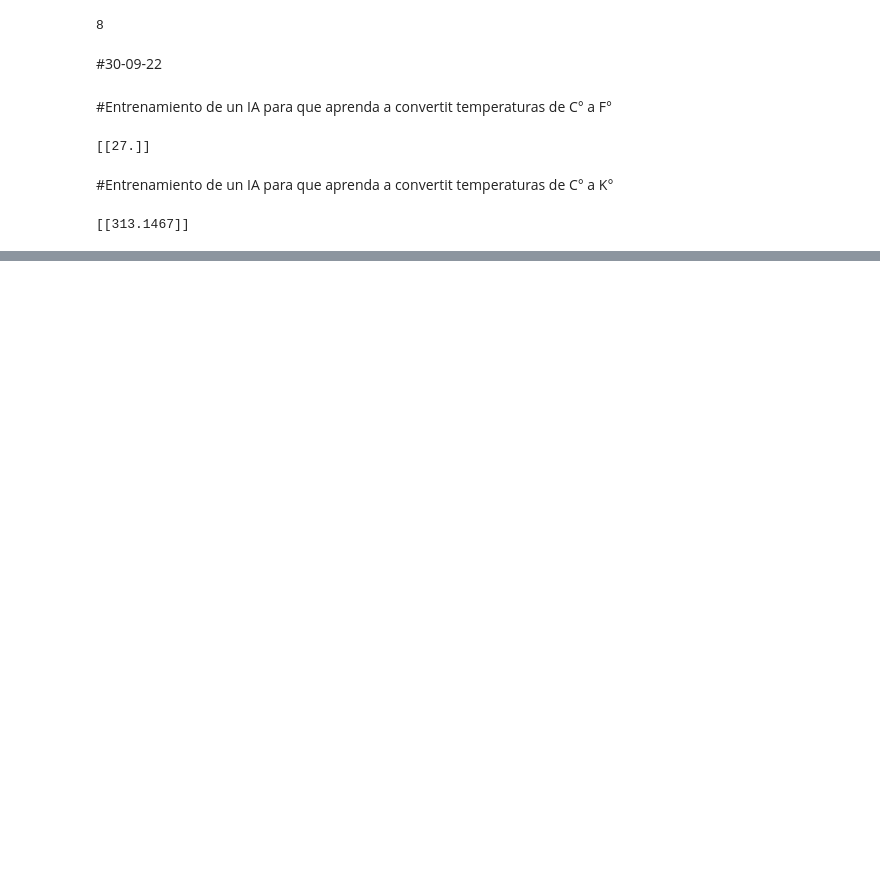
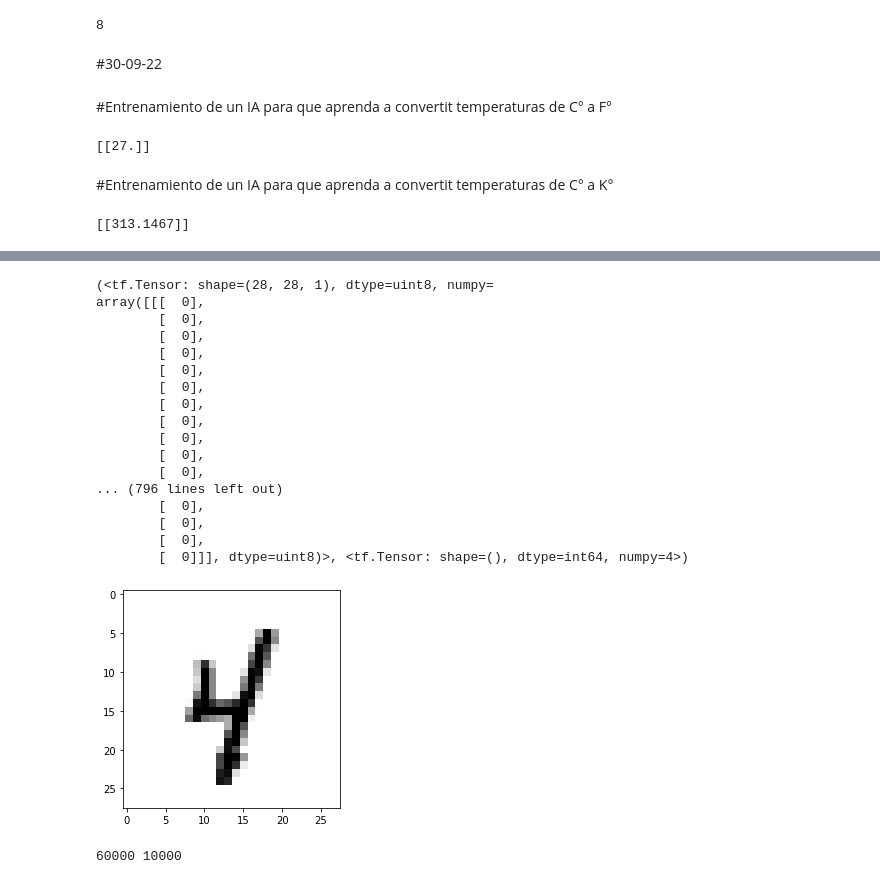
Before and after one commit to Fernando1809/Programacion-Computacional-III, a Jupyter notebook: Te_damos_la_bienvenida_a_Colaboratory.ipynb, the cells around one changed output, grey strips where cells are left out. Drawn from its saved outputs; the diff is of its cells as text; code cells hidden in the pictures; blank space fills up the shorter version.

```diff
--- a/Te_damos_la_bienvenida_a_Colaboratory.ipynb
+++ b/Te_damos_la_bienvenida_a_Colaboratory.ipynb
@@ -968,0 +978,5 @@ print(resp)
+# %%
+#2. Cargamos el dataset
+dataset, metadata = tfds.load('mnist', as_supervised=True, with_info=True)
+#print(dataset["train"])
+datos_entrenamiento, datos_prueba = dataset["train"], dataset["test"]
@@ -968,0 +986,26 @@ print(resp)
+# %%
+#monstrar una imagen...
+for img in datos_entrenamiento.take(1):
+  print(img)
+  img = img[0].numpy().reshape(1,28,28,1)
+  plt.grid(False)
+  plt.imshow(img[0, ..., 0], cmap=plt.cm.binary)
+# %% [output]
+(<tf.Tensor: shape=(28, 28, 1), dtype=uint8, numpy=
+array([[[  0],
+        [  0],
+        [  0],
+        [  0],
+        [  0],
+        [  0],
+        [  0],
+        [  0],
+        [  0],
+        [  0],
+        [  0],
+... (796 lines left out)
+        [  0],
+        [  0],
+        [  0],
+        [  0]]], dtype=uint8)>, <tf.Tensor: shape=(), dtype=int64, numpy=4>)
+[figure, added]
@@ -968,0 +1015,8 @@ print(resp)
+# %%
+#4. obtener la cantidad de datos.
+#print(metadata)
+cantidad_numeros_entrenamiento = metadata.splits["train"].num_examples
+cantidad_numeros_prueba = metadata.splits["test"].num_examples
+print(cantidad_numeros_entrenamiento, cantidad_numeros_prueba)
+# %% [output]
+60000 10000
```
Also changed, not shown: parts of 6 cells of this notebook.
